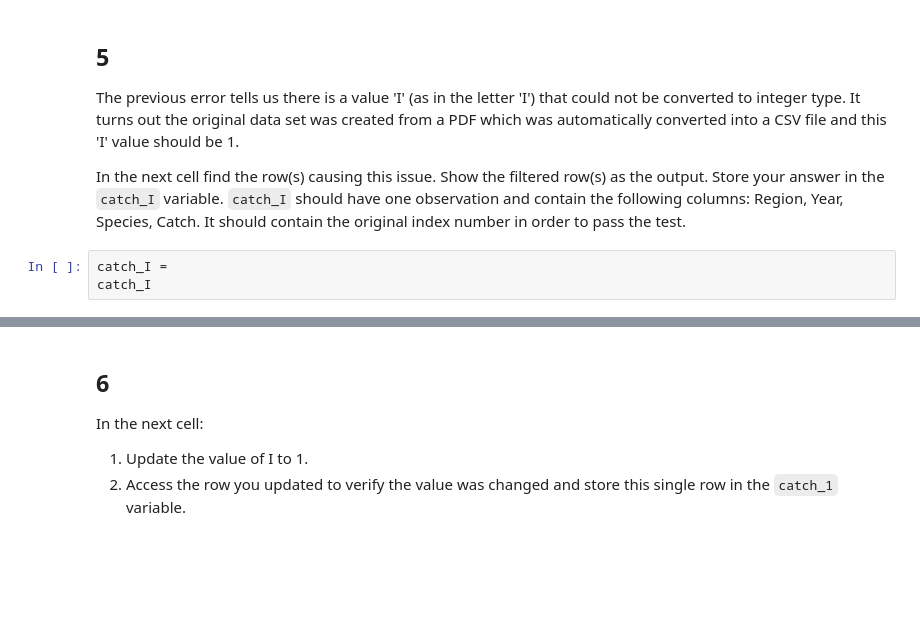
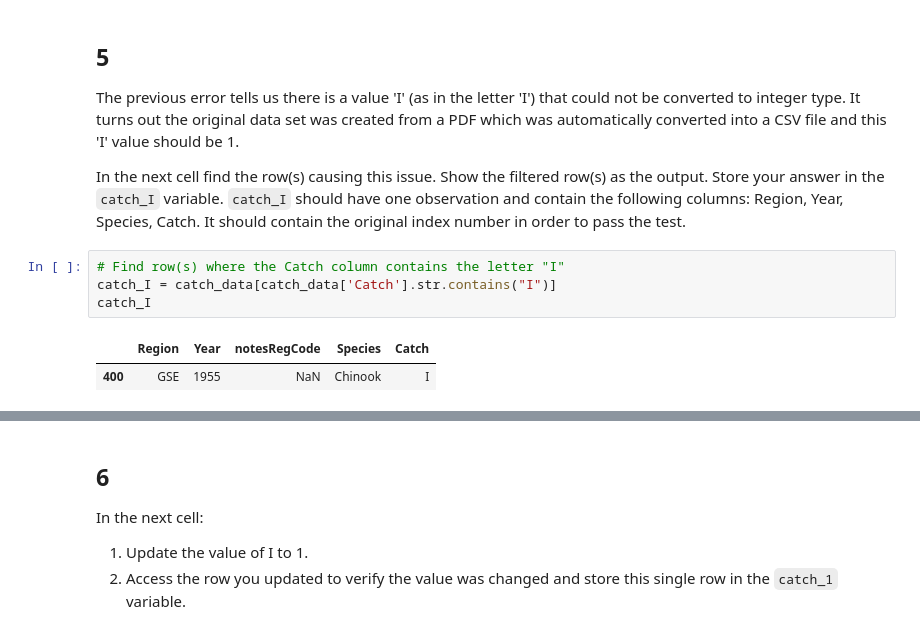
Before and after one commit to sarahhinkley/eds220-hwk2, a Jupyter notebook: task2/hwk2-task2-salmon.ipynb, the cells around one changed output, grey strips where cells are left out. Cells and saved outputs as stored; diff of their text form; blank space fills up the shorter version.

```diff
--- a/task2/hwk2-task2-salmon.ipynb
+++ b/task2/hwk2-task2-salmon.ipynb
@@ -223,8 +224,12 @@ ValueError: invalid literal for int() with base 10: 'I'
 The previous error tells us there is a value 'I' (as in the letter 'I') that could not be converted to integer type. It turns out the original data set was created from a PDF which was automatically converted into a CSV file and this 'I' value should be 1.
 
 In the next cell find the row(s) causing this issue. Show the filtered row(s) as the output. Store your answer in the `catch_I` variable. `catch_I` should have one observation and contain the following columns: Region, Year, Species, Catch. It should contain the original index number in order to pass the test.
-# %%
-catch_I =
-catch_I
+# %%
+# Find row(s) where the Catch column contains the letter "I"
+catch_I = catch_data[catch_data['Catch'].str.contains("I")]
+catch_I
+# %% [output]
+|  | Region | Year | notesRegCode | Species | Catch |
+| 400 | GSE | 1955 | NaN | Chinook | I |
 # %%
 grader.check("q5")
```
Also changed, not shown: parts of 13 cells of this notebook.
